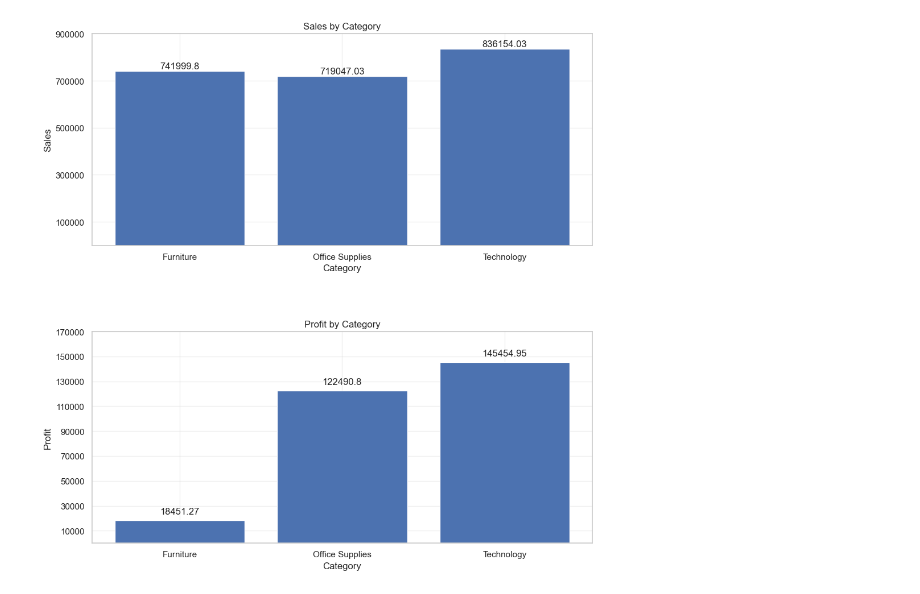
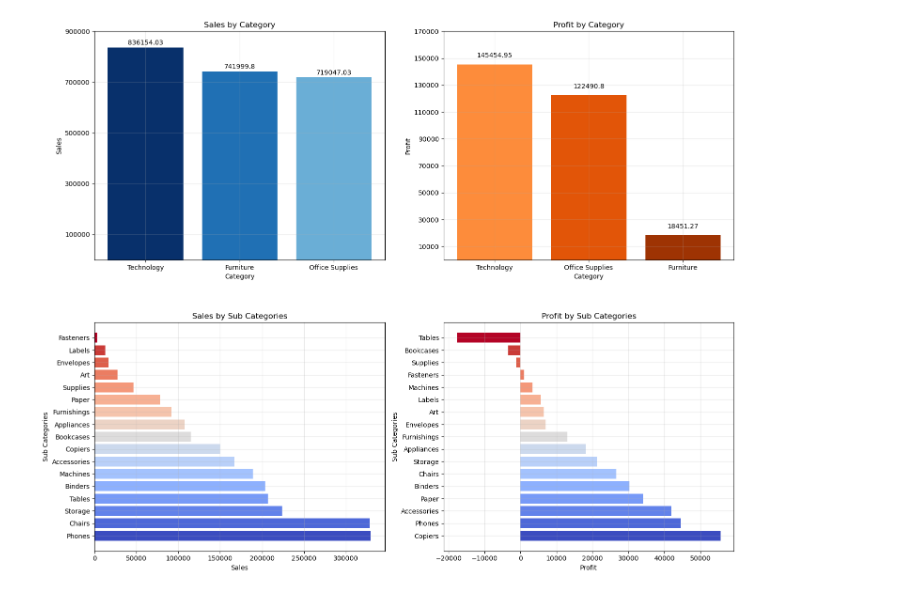
Before and after one commit to rBrijesh5/Superstore-Sales-Analytics, a Jupyter notebook: notebooks/analysis.ipynb, the cells around one changed output. Cells and saved outputs as stored; diff of their text form; code cells hidden in the pictures.

Commit message:
Added new graph

```diff
--- a/notebooks/analysis.ipynb
+++ b/notebooks/analysis.ipynb
@@ -13,66 +13,116 @@ data = pd.read_csv('../data/Superstore.csv')
 #print(data.duplicated().sum())
 # %%
 # Analysis 1
+
 # Sales by Category
 
-sales_data = data.groupby("Category")['Sales'].sum()
-profit_data = data.groupby('Category')['Profit'].sum()
+sales_data = data.groupby("Category")['Sales'].sum().sort_values(ascending=False)
+profit_data = data.groupby('Category')['Profit'].sum().sort_values(ascending=False)
+sales_subcat_data = data.groupby('Sub-Category')['Sales'].sum().sort_values(ascending=False)
+profit_subcat_data = data.groupby('Sub-Category')['Profit'].sum().sort_values(ascending=False)
+
+colors1 = plt.cm.Blues(np.linspace(1, 0.5, len(sales_data)))
+colors2 = plt.cm.Oranges(np.linspace(0.5, 0.9, len(profit_data)))
+colors3 = plt.cm.coolwarm(np.linspace(0, 1, len(sales_subcat_data)))
+colors4 = plt.cm.coolwarm(np.linspace(0, 1, len(profit_subcat_data)))
 
 # Modern Matplotlib - oop
-fig, axes = plt.subplots(2,1, figsize=(10,10))
+fig, axes = plt.subplots(2,2, figsize=(15,12))
 
-axes[0].bar(sales_data.index,sales_data)
-axes[0].set_title('Sales by Category')
-axes[0].set_xlabel('Category')
-axes[0].set_ylabel('Sales')
-axes[0].set_yticks(range(100000, int(max(sales_data)) + 100000, 200000))
+axes[0][0].bar(sales_data.index,sales_data,color=colors1)
+axes[0][0].set_title('Sales by Category')
+axes[0][0].set_xlabel('Category')
+axes[0][0].set_ylabel('Sales')
+axes[0][0].set_yticks(range(100000, int(max(sales_data)) + 100000, 200000))
+axes[0][0].grid(alpha=0.3)
 
 for i in range(len(sales_data.index)):
-    axes[0].text(sales_data.index[i],
+    axes[0][0].text(sales_data.index[i],
                  sales_data.iloc[i]+10000,
                  round(sales_data.iloc[i],2),
             ha='center')
 
-axes[0].grid(alpha=0.3)
-
-# Analysis 2
 # Profit by Category
 
-axes[1].bar(profit_data.index,profit_data)
-axes[1].set_title("Profit by Category")
-axes[1].set_xlabel("Category")
-axes[1].set_ylabel("Profit")
-axes[1].set_yticks(range(10000, int(max(profit_data)) + 30000, 20000))
+axes[0][1].bar(profit_data.index,profit_data,color=colors2)
+axes[0][1].set_title("Profit by Category")
+axes[0][1].set_xlabel("Category")
+axes[0][1].set_ylabel("Profit")
+axes[0][1].set_yticks(range(10000, int(max(profit_data)) + 30000, 20000))
+axes[0][1].grid(alpha=0.3)
 
 for i in range(len(profit_data)):
-    axes[1].text(profit_data.index[i],
+    axes[0][1].text(profit_data.index[i],
                  profit_data.iloc[i]+5000,
                  round(profit_data.iloc[i],2),
                  ha='center')
 
-axes[1].grid(alpha=0.3)
+# Sales by Sub Categories
+
+axes[1][0].barh(sales_subcat_data.index,sales_subcat_data,color=colors3)
+axes[1][0].set_title('Sales by Sub Categories')
+axes[1][0].set_xlabel('Sales')
+axes[1][0].set_ylabel('Sub Categories')
+axes[1][0].grid(alpha=0.3)
+
+# Profit by Sub Categories
+
+axes[1][1].barh(profit_subcat_data.index,profit_subcat_data,color=colors4)
+axes[1][1].set_title('Profit by Sub Categories')
+axes[1][1].set_xlabel('Profit')
+axes[1][1].set_ylabel('Sub Categories')
+axes[1][1].grid(alpha=0.3)
 
 fig.tight_layout(h_pad=5) # space between graphs
 #plt.subplots_adjust(hspace=0.5)  # space between graphs
 
 plt.savefig('../images/sales_&_profit_by_category.png', bbox_inches="tight")
 plt.show()
 
 print("""
 1. Sales by Category
 
-- Technology has the highest sales.
-- Office Supplies has the lowest sales.
+Observation:
+- Technology leads in sales.
+- Office Supplies records the lowest sales.
 
+Insight:
+- Technology is the company's strongest revenue driver.
+""")
+
+print("""
 2. Profit by Category
 
-- Technology generates the highest profit.
-- Furniture has lower profit compared to its sales.
+Observation:
+- Technology earns the highest profit.
+- Furniture has weaker profit performance.
 
 Insight:
-- Technology is the best-performing category in both sales and profit.
+- Higher sales do not always result in higher profit.
 """)
+
+print("""
+3. Sales by Sub Categories
+
+Observation:
+- Sales are concentrated in a few sub-categories.
+- Several sub-categories contribute minimally.
+
+Insight:
+- Revenue depends heavily on a limited product range.
+""")
+
+print("""
+4. Profit by Sub Categories
+
+Observation:
+- Profit varies significantly across sub-categories.
+- Some products sell well but earn less profit.
+
+Insight:
+- Profitability should drive product decisions.
+""")
 # %% [output]
-[figure, old version]
+[figure, new version]
 1. Sales by Category
 
```
Also changed, not shown: parts of 6 cells of this notebook, 7 other files.
